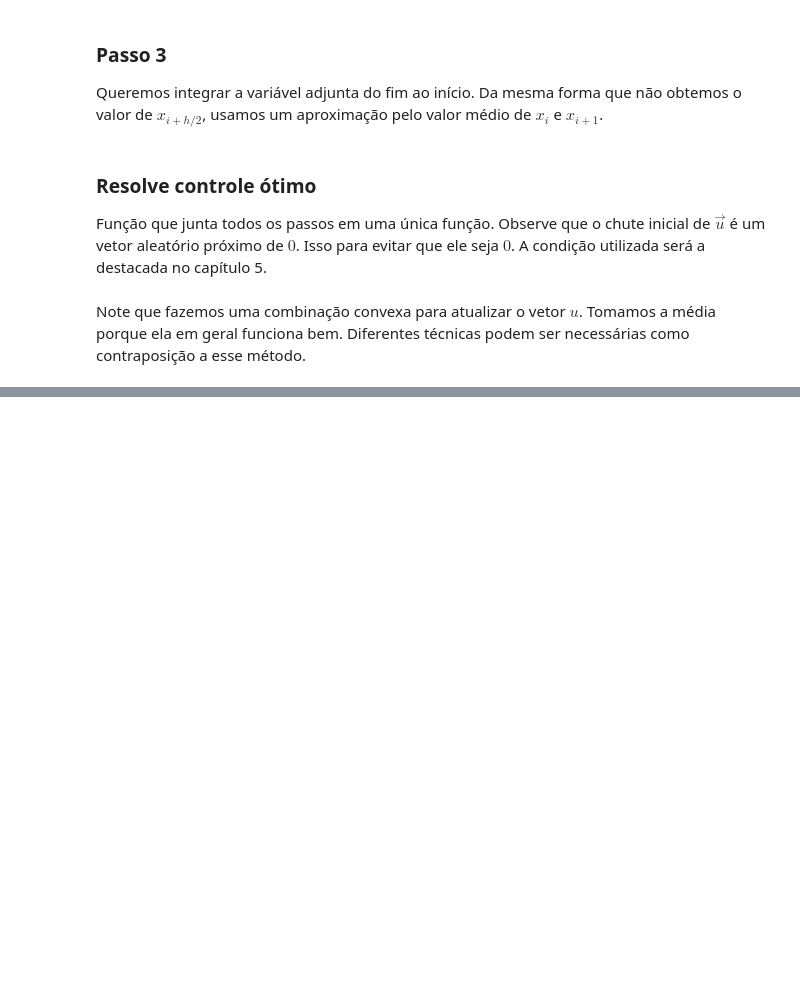
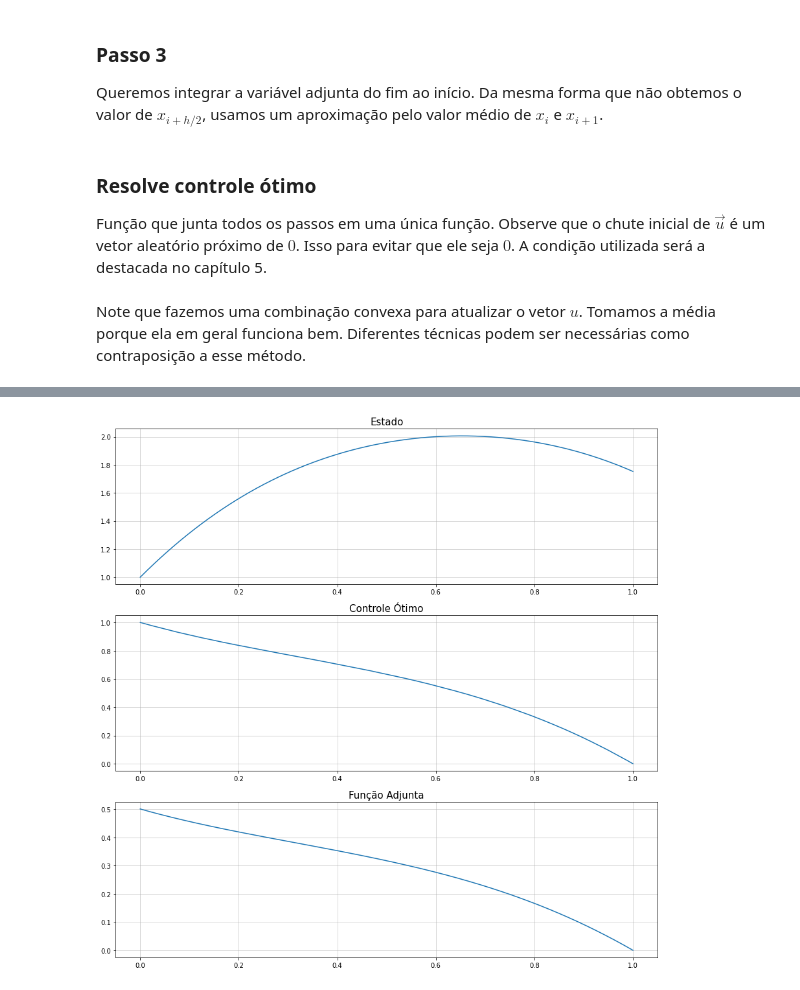
Before and after one commit to lucasmoschen/optimal-control-biological, a Jupyter notebook: notebooks/Laboratory1.ipynb, the cells around one changed output, grey strips where cells are left out. Cells and saved outputs as stored; diff of their text form; code cells hidden in the pictures; blank space fills up the shorter version.

Commit message:
added lab1 graphics

```diff
--- a/notebooks/Laboratory1.ipynb
+++ b/notebooks/Laboratory1.ipynb
@@ -63,7 +64,7 @@ def forward(g, t, x, u, h):
     x0: valor inicial do vetor de x.
     h: passo a ser dado pelo método de Runge-Kutta
     '''
-    for i in range(len(t)):
+    for i in range(len(t)-1):
         k1 = g(i,x[i],u[i])
         k2 = g(i+h/2,x[i] + 0.5*h*k1, 0.5*(u[i] + u[i+1]))
         k3 = g(i+h/2,x[i] + 0.5*h*k2, 0.5*(u[i] + u[i+1]))
@@ -86,9 +87,9 @@ def backward(dadj, t, x, u, lambda_, h):
         k1 = dadj(i,x[i],u[i],lambda_[i])
         k2 = dadj(i-h/2,0.5*(x[i] + x[i-1]), 0.5*(u[i] + u[i-1]),lambda_[i] - 0.5*h*k1)
         k3 = dadj(i-h/2,0.5*(x[i] + x[i-1]), 0.5*(u[i] + u[i-1]),lambda_[i] - 0.5*h*k2)
-        k3 = dadj(i-h,x[i-1], u[i-1], lambda_[i] - h*k3)
+        k4 = dadj(i-h,x[i-1], u[i-1], lambda_[i] - h*k3)
         lambda_[i-1] = lambda_[i] - (h/6)*(k1 + 2*k2 + 2*k3 + k4)
-    return adj
+    return lambda_
 # %% [markdown]
 ### Resolve controle ótimo
 
@@ -103,9 +104,8 @@ def optimal_control(A,B,C,x0,h=1e-4,tol=1e-4):
     '''
     condition = -1
 
-    N = 1/h
+    N = int(np.round(1/h))
     t = np.linspace(0,1,N+1)
-
     u = np.random.normal(scale=0.01, size=N+1)
     x = np.zeros(N+1)
     lambda_ = np.zeros(N+1)
@@ -114,9 +114,9 @@ def optimal_control(A,B,C,x0,h=1e-4,tol=1e-4):
 
     while condition < 0:
 
-        u_old = u
-        x_old = x
-        lambda_old = lambda_
+        u_old = u.copy()
+        x_old = x.copy()
+        lambda_old = lambda_.copy()
 
         x = forward(g,t,x,u,h)
         lambda_ = backward(dadj,t,x,u,lambda_,h)
@@ -135,0 +138,11 @@ Note que fazemos uma combinação convexa para atualizar o vetor $u$. Tomamos a
+# %%
+def plotting(t,x,u,lambda_):
+    '''Função simples desenvolvida para plot. '''
+    variables = {'Estado': x, 'Controle Ótimo': u, 'Função Adjunta': lambda_}
+
+    fig, ax = plt.subplots(3,1,figsize = (15,15))
+
+    for i, key in enumerate(variables):
+        ax[i].plot(t,variables[key])
+        ax[i].set_title(key, fontsize = 15)
+        ax[i].grid(linestyle = '-', linewidth = 1, alpha = 0.5)
@@ -135,0 +153,6 @@ Note que fazemos uma combinação convexa para atualizar o vetor $u$. Tomamos a
+# %%
+A,B,C,x0 = 1,1,4,1
+t,x,u,lambda_ = optimal_control(A,B,C,x0)
+plotting(t,x,u,lambda_)
+# %% [output]
+[figure, added]
```
Also changed, not shown: parts of 9 cells of this notebook, 2 other files.
